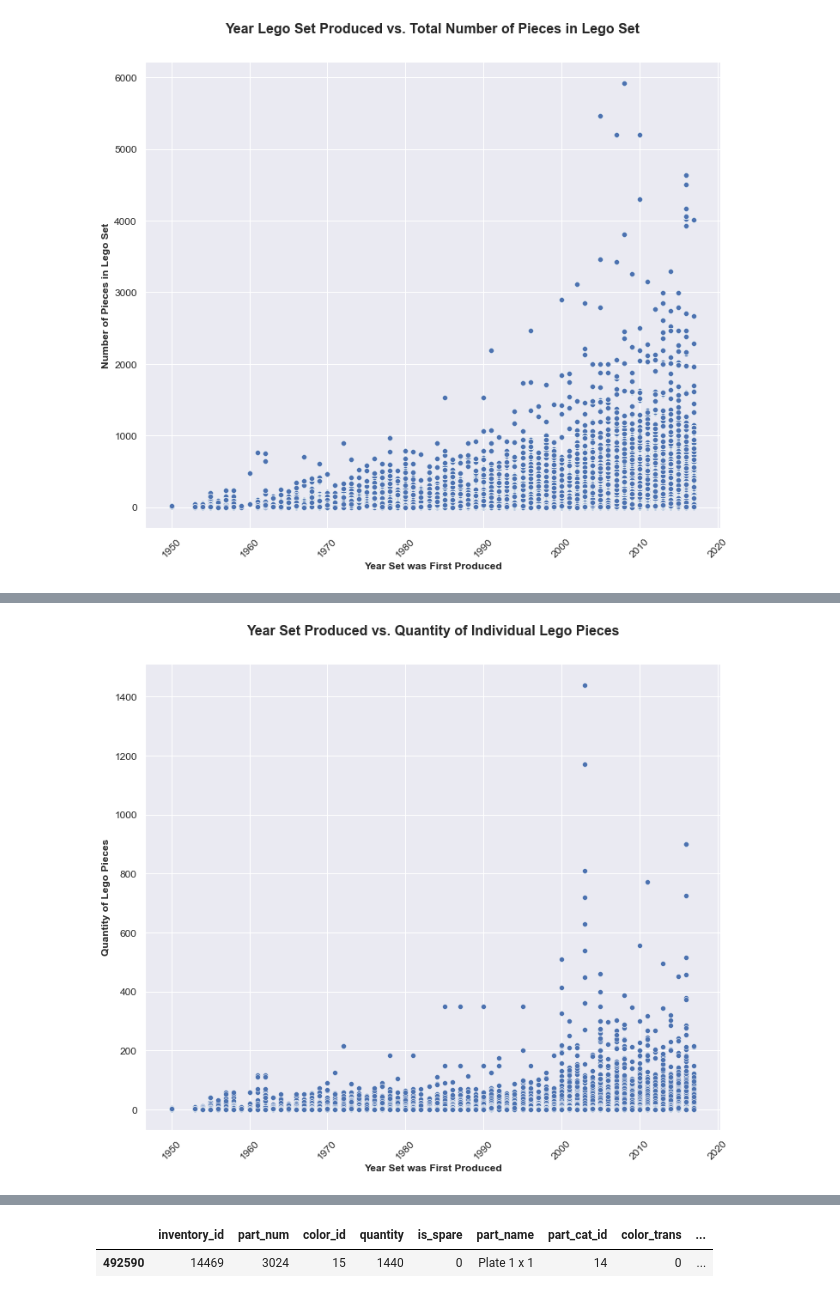
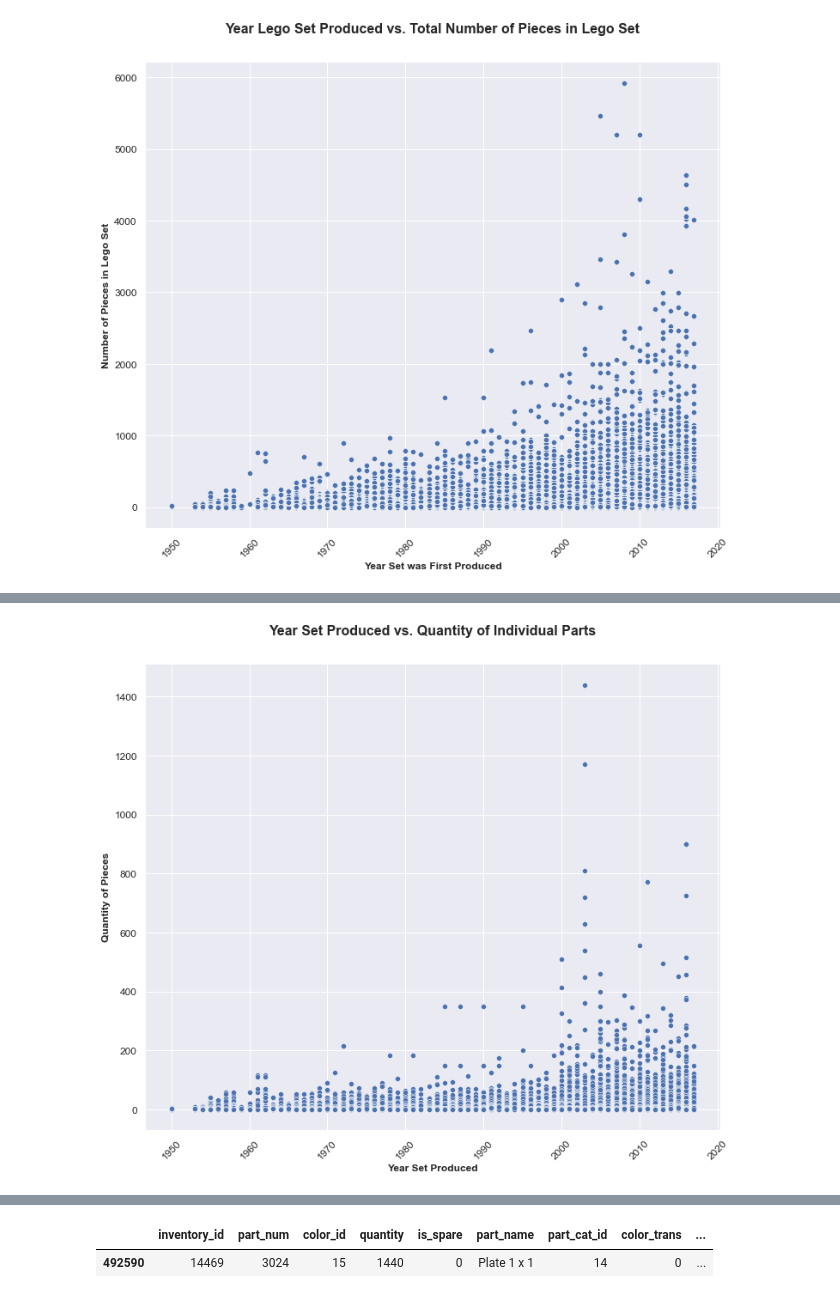
Before and after one commit to maryschindler/holiday_sprint, a Jupyter notebook: code/3_EDA_on_legos_df.ipynb, the cells around one changed output, grey strips where cells are left out. Drawn from its saved outputs; the diff is of its cells as text; code cells hidden in the pictures.

```diff
--- a/code/3_EDA_on_legos_df.ipynb
+++ b/code/3_EDA_on_legos_df.ipynb
@@ -253,7 +300,7 @@ def pipeline(df):
     df['set_age'] = 2017 - df['set_year']
 
     #creating column that's quantity/total_set_parts:
-    df['percent_of_set'] = df['quantity'] / df['total_set_parts']
+    df['percent_of_set'] = round(df['quantity'] / df['total_set_parts'], 4)
 
     #mapping the cast dict to t/f features:
     df['is_spare'] = df['is_spare'].map(cast).astype('int64')
@@ -456,24 +569,24 @@ plt.show();
 # %%
 plt.figure(figsize = (12, 10))
 
 sns.scatterplot(x = 'set_year',
                 y = 'quantity',
                 data = legos);
 
-plt.title('Year Set Produced vs. Quantity of Individual Lego Pieces',
+plt.title('Year Set Produced vs. Quantity of Individual Parts',
          fontsize = 16,
          fontweight = 'bold',
          y = 1.05)
 
-plt.xlabel('Year Set was First Produced',
+plt.xlabel('Year Set Produced',
           fontweight = 'bold')
 plt.xticks(rotation = 45)
 
-plt.ylabel('Quantity of Lego Pieces',
+plt.ylabel('Quantity of Pieces',
           fontweight = 'bold')
 
 plt.tick_params(labelsize = 12)
 
 plt.show();
 # %% [output]
-[figure, old version]
+[figure, new version]
```
Also changed, not shown: parts of 22 cells of this notebook, 3 other files.
